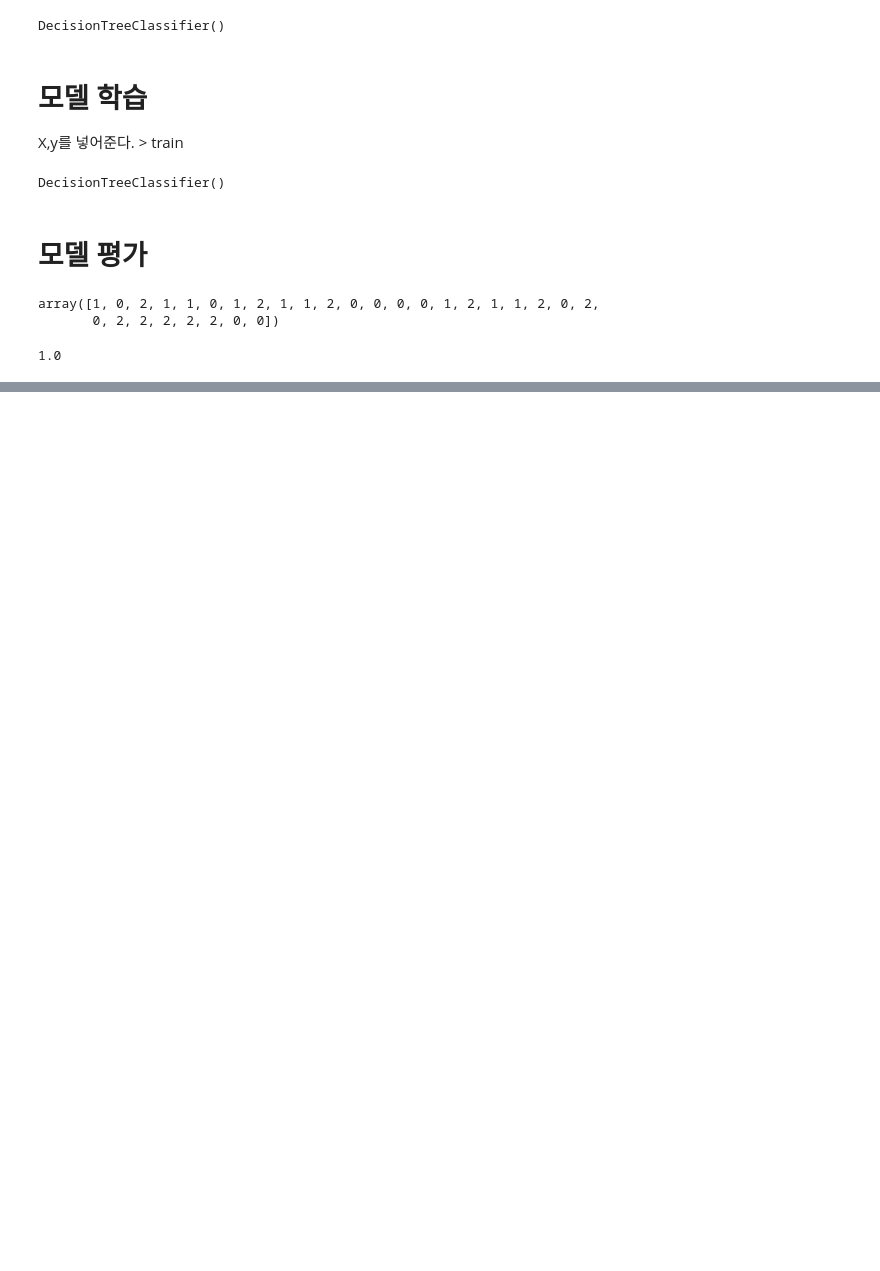
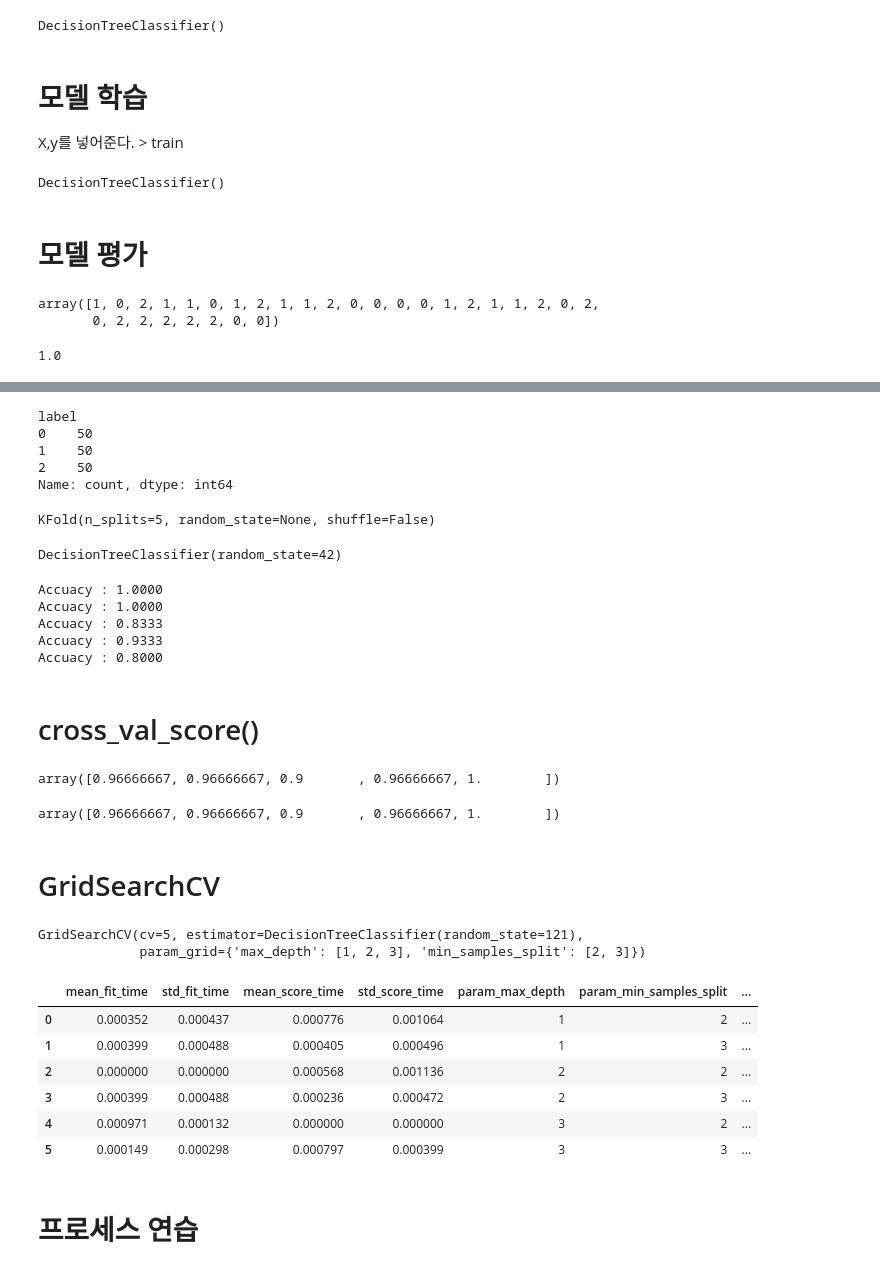
Before and after one commit to blackhole-24/hipython, a Jupyter notebook: ml/2_모델링.ipynb, the cells around one changed output, grey strips where cells are left out. Saved outputs shown, nothing was run; the diff lists cells and outputs as text; code cells hidden in the pictures; blank space fills up the shorter version.

```diff
--- a/ml/2_모델링.ipynb
+++ b/ml/2_모델링.ipynb
@@ -90,0 +139,74 @@ from sklearn.datasets import load_wine
+# %%
+iris_data_df['label'] = iris.target
+iris_data_df['label'].value_counts()
+# %% [output]
+label
+0    50
+1    50
+2    50
+Name: count, dtype: int64
+# %%
+from sklearn.model_selection import KFold
+kfold_5 = KFold(n_splits=5)
+kfold_5
+# %% [output]
+KFold(n_splits=5, random_state=None, shuffle=False)
+# %%
+iris_cv_clf = DecisionTreeClassifier(random_state=42)
+iris_cv_clf
+# %% [output]
+DecisionTreeClassifier(random_state=42)
+# %%
+for train_index, test_index in kfold_5.split(iris_data):
+  X_train, X_test = iris_data[train_index], iris_data[test_index]
+  y_train, y_test = iris_label[train_index], iris_label[test_index]
+
+  iris_cv_clf.fit(X_train, y_train)
+  pred = iris_cv_clf.predict(X_test)
+  acc = accuracy_score(y_test, pred)
+  print(f'Accuacy : {acc:.4f}')
+# %% [output]
+Accuacy : 1.0000
+Accuacy : 1.0000
+Accuacy : 0.8333
+Accuacy : 0.9333
+Accuacy : 0.8000
+# %% [markdown]
+# cross_val_score()
+# %%
+from sklearn.model_selection import cross_val_score
+X = iris.data
+y = iris.target
+iris_Dt_clf_cv = DecisionTreeClassifier(random_state=156)
+cross_val_score(iris_Dt_clf_cv, X, y, cv=5, scoring='accuracy')
+# %% [output]
+array([0.96666667, 0.96666667, 0.9       , 0.96666667, 1.        ])
+# %%
+from sklearn.model_selection import StratifiedKFold
+skf = StratifiedKFold(n_splits=5)
+cross_val_score(iris_Dt_clf_cv, X, y, cv=5, scoring='accuracy')
+# %% [output]
+array([0.96666667, 0.96666667, 0.9       , 0.96666667, 1.        ])
+# %% [markdown]
+# GridSearchCV
+# %%
+from sklearn.model_selection import GridSearchCV
+iris_Dt_gcv = DecisionTreeClassifier(random_state=121)
+params = {'max_depth': [1,2,3], 'min_samples_split':[2,3]}
+grid_dt_cv = GridSearchCV(iris_Dt_gcv, cv=5, param_grid=params)
+grid_dt_cv.fit(X,y)
+# %% [output]
+GridSearchCV(cv=5, estimator=DecisionTreeClassifier(random_state=121),
+             param_grid={'max_depth': [1, 2, 3], 'min_samples_split': [2, 3]})
+# %%
+pd.DataFrame(grid_dt_cv.cv_results_)
+# %% [output]
+|  | mean_fit_time | std_fit_time | mean_score_time | std_score_time | param_max_depth | param_min_samples_split | ... |
+| 0 | 0.000352 | 0.000437 | 0.000776 | 0.001064 | 1 | 2 | ... |
+| 1 | 0.000399 | 0.000488 | 0.000405 | 0.000496 | 1 | 3 | ... |
+| 2 | 0.000000 | 0.000000 | 0.000568 | 0.001136 | 2 | 2 | ... |
+| 3 | 0.000399 | 0.000488 | 0.000236 | 0.000472 | 2 | 3 | ... |
+| 4 | 0.000971 | 0.000132 | 0.000000 | 0.000000 | 3 | 2 | ... |
+| 5 | 0.000149 | 0.000298 | 0.000797 | 0.000399 | 3 | 3 | ... |
+# %% [markdown]
+# 프로세스 연습
```
Also changed, not shown: parts of 33 cells of this notebook, 2 other files.
